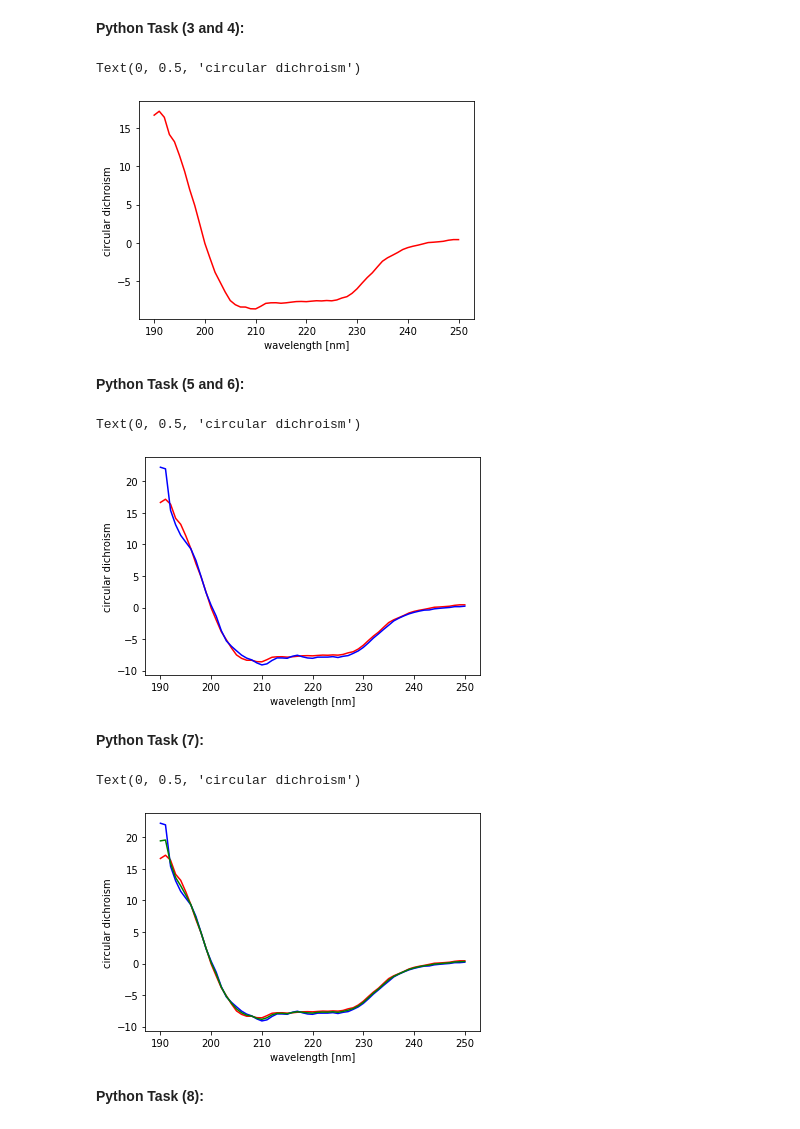
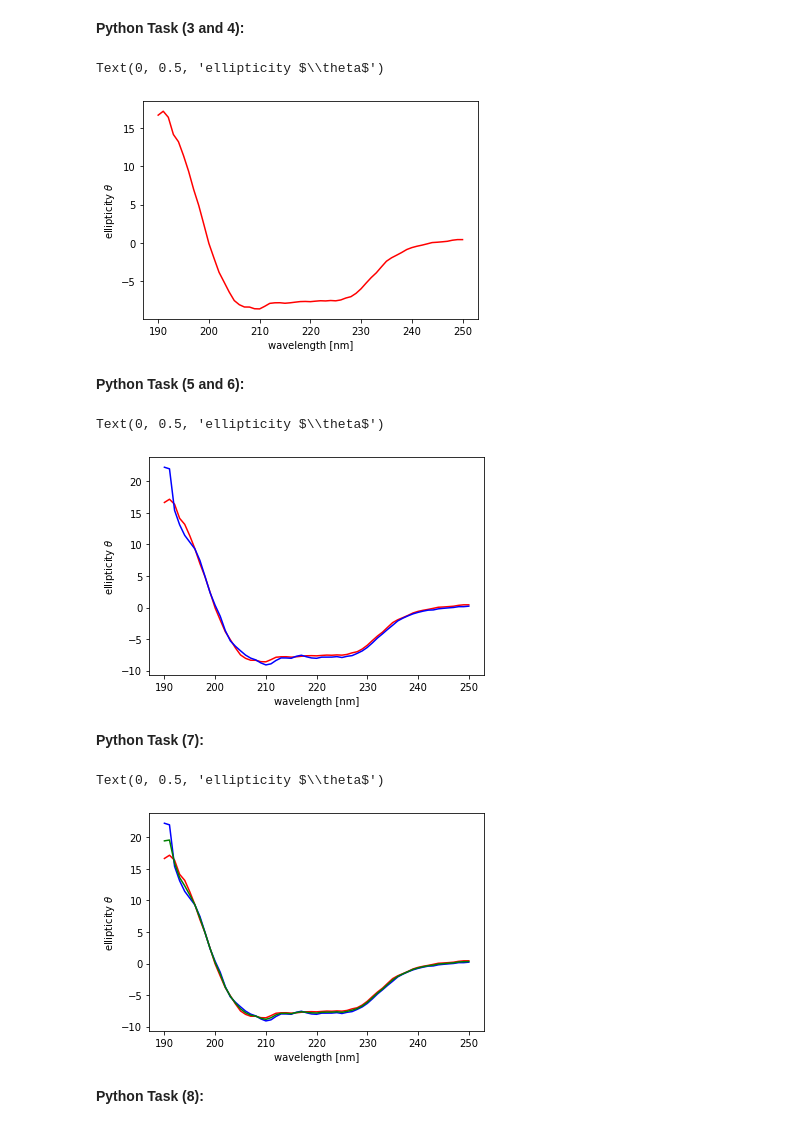
Before and after one commit to Andre-lab/python_training, a Jupyter notebook: exercise_solution.ipynb, the cells around one changed output. Cells and saved outputs as stored; diff of their text form; code cells hidden in the pictures.

```diff
--- a/exercise_solution.ipynb
+++ b/exercise_solution.ipynb
@@ -21,43 +21,43 @@ cd_data = genfromtxt(file_name, skip_header = skip_top_lines, skip_footer = skip
 **Python Task (3 and 4):** <br>
 # %%
 wavelength = cd_data[:,0]
-circular_dichroism = cd_data[:,1]
+ellipticity = cd_data[:,1]
 from matplotlib import pyplot
-pyplot.plot(wavelength, circular_dichroism, 'r-')
+pyplot.plot(wavelength, ellipticity, 'r-')
 pyplot.xlabel('wavelength [nm]')
-pyplot.ylabel('circular dichroism')
+pyplot.ylabel(r'ellipticity $\theta$')
 # %% [output]
-Text(0, 0.5, 'circular dichroism')
+Text(0, 0.5, 'ellipticity $\\theta$')
-[figure, old version]
+[figure, new version]
 # %% [markdown]
 **Python Task (5 and 6):** <br>
 # %%
 from numpy import genfromtxt
 from matplotlib import pyplot
 
 file_name1 = 'data/AL_cd_dataA.txt'
 skip_top_lines1 = 20
 skip_bottom_lines1 = 41
 
 file_name2 = 'data/AL_cd_dataB.txt'
 skip_top_lines2 = 20
 skip_bottom_lines2 = 41
 
 cd_data1 = genfromtxt(file_name1, skip_header = skip_top_lines1, skip_footer = skip_bottom_lines1)
 wavelength1 = cd_data1[:,0]
-circular_dichroism1 = cd_data1[:,1]
+ellipticity1 = cd_data1[:,1]
 
 cd_data2 = genfromtxt(file_name2, skip_header = skip_top_lines2, skip_footer = skip_bottom_lines2)
 wavelength2 = cd_data2[:,0]
-circular_dichroism2 = cd_data2[:,1]
+ellipticity2 = cd_data2[:,1]
 
-pyplot.plot(wavelength1, circular_dichroism1, 'r-')
-pyplot.plot(wavelength2, circular_dichroism2, 'b-')
+pyplot.plot(wavelength1, ellipticity1, 'r-')
+pyplot.plot(wavelength2, ellipticity2, 'b-')
 pyplot.xlabel('wavelength [nm]')
-pyplot.ylabel('circular dichroism')
+pyplot.ylabel(r'ellipticity $\theta$')
 # %% [output]
-Text(0, 0.5, 'circular dichroism')
+Text(0, 0.5, 'ellipticity $\\theta$')
-[figure, old version]
+[figure, new version]
 # %% [markdown]
 **Python Task (7):** <br>
 # %%
@@ -74,23 +74,23 @@ skip_bottom_lines2 = 41
 
 cd_data1 = genfromtxt(file_name1, skip_header = skip_top_lines1, skip_footer = skip_bottom_lines1)
 wavelength1 = cd_data1[:,0]
-circular_dichroism1 = cd_data1[:,1]
+ellipticity1 = cd_data1[:,1]
 
 cd_data2 = genfromtxt(file_name2, skip_header = skip_top_lines2, skip_footer = skip_bottom_lines2)
 wavelength2 = cd_data2[:,0]
-circular_dichroism2 = cd_data2[:,1]
+ellipticity2 = cd_data2[:,1]
 
-circular_dichroism_average =  0.5*(circular_dichroism1 + circular_dichroism2)
+ellipticity_average =  0.5*(ellipticity1 + ellipticity2)
 
-pyplot.plot(wavelength1, circular_dichroism1, 'r-')
-pyplot.plot(wavelength2, circular_dichroism2, 'b-')
-pyplot.plot(wavelength1, circular_dichroism_average, 'g-')
+pyplot.plot(wavelength1, ellipticity1, 'r-')
+pyplot.plot(wavelength2, ellipticity2, 'b-')
+pyplot.plot(wavelength1, ellipticity_average, 'g-')
 
 pyplot.xlabel('wavelength [nm]')
-pyplot.ylabel('circular dichroism')
+pyplot.ylabel(r'ellipticity $\theta$')
 # %% [output]
-Text(0, 0.5, 'circular dichroism')
+Text(0, 0.5, 'ellipticity $\\theta$')
-[figure, old version]
+[figure, new version]
 # %% [markdown]
 **Python Task (8):** <br>
 # %%
```
Also changed, not shown: parts of 1 cell of this notebook, 3 other files.
